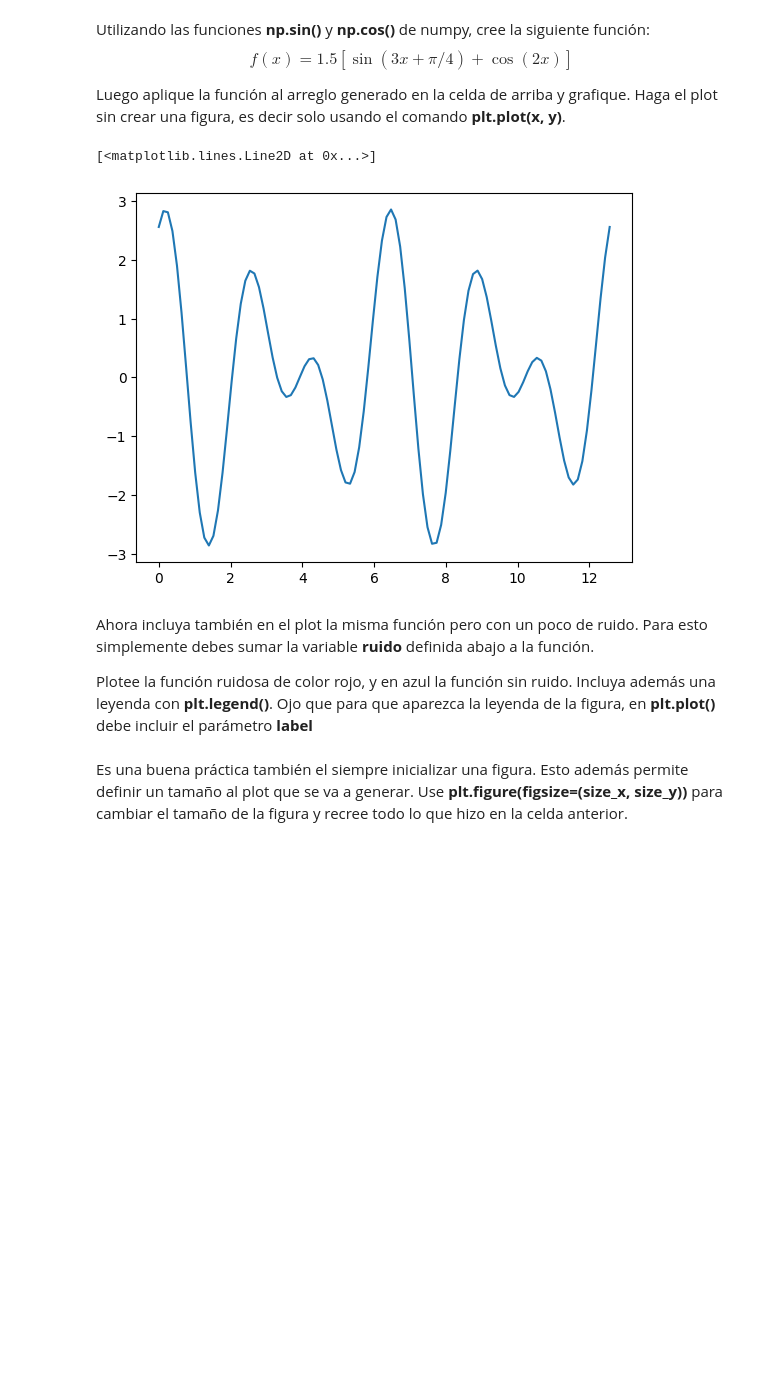
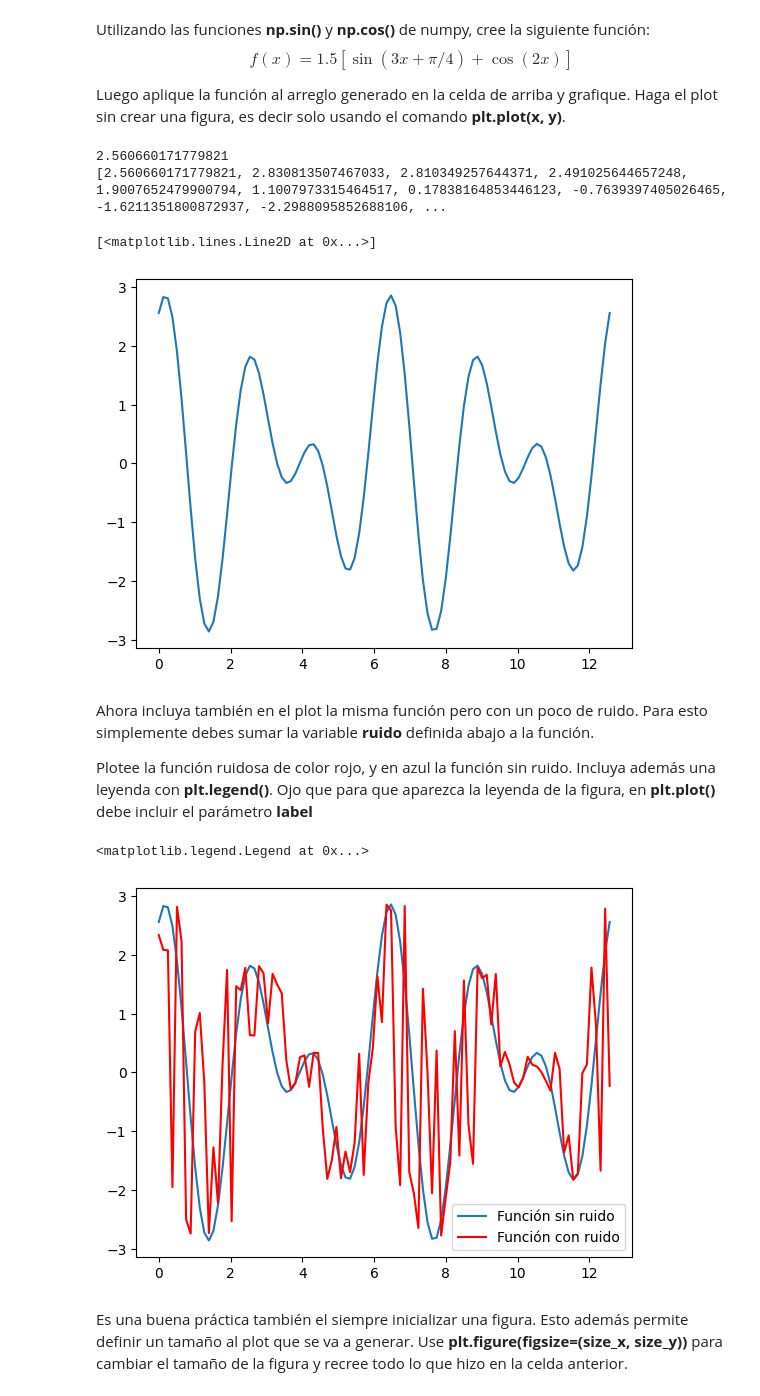
Before and after one commit to AstroOlguin/Tarea-1, a Jupyter notebook: Tarea_1.ipynb, the cells around one changed output. Cells and saved outputs as stored; diff of their text form; code cells hidden in the pictures; blank space fills up the shorter version.

```diff
--- a/Tarea_1.ipynb
+++ b/Tarea_1.ipynb
@@ -493,16 +493,20 @@ def f(x):
 
   return 1.5 * ( np.sin(3*x + (pi/4)) + np.cos(2*x))
 
+print(f(0))
+
 y = []
 for l in x_values:
   y.append(f(l))
 
-
+print(y)
 # Haga el plot aquí
 
 plt.plot(x_values,y)
 # %% [output]
-[<matplotlib.lines.Line2D at 0x...>]
+2.560660171779821
+[2.560660171779821, 2.830813507467033, 2.810349257644371, 2.491025644657248, 1.9007652479900794, 1.1007973315464517, 0.17838164853446123, -0.7639397405026465, -1.6211351800872937, -2.2988095852688106, ...
+[<matplotlib.lines.Line2D at 0x...>]
 [figure]
 # %% [markdown]
 Ahora incluya también en el plot la misma función  pero con un poco de ruido. Para esto simplemente debes sumar la variable **ruido** definida abajo a la función.
@@ -511,10 +515,29 @@ Plotee la función ruidosa de color rojo, y en azul la función sin ruido. Inclu
 # %%
 np.random.seed(19680801) # por ahora ignorar esto
 ruido = 0.4*np.random.randn(len(x_values))
 
 # Línea para plotear función sin ruido
 
+y = []
+for l in x_values:
+  y.append(f(l))
+
+plt.plot(x_values,y,label='Función sin ruido')
+
 
 # Línea para plotear función con ruido
+y2=[]
+
+x_values2 = ruido + x_values
+
+for l in x_values2:
+
+  y2.append(f(l))
+
+plt.plot(x_values,y2, color="red",label = 'Función con ruido')
+plt.legend()
+# %% [output]
+<matplotlib.legend.Legend at 0x...>
+[figure, added]
 # %% [markdown]
 Es una buena práctica también el siempre inicializar una figura. Esto además permite definir un tamaño al plot que se va a generar. Use **plt.figure(figsize=(size_x, size_y))** para cambiar el tamaño de la figura y recree todo lo que hizo en la celda anterior.
```
Also changed, not shown: parts of 15 cells of this notebook.
